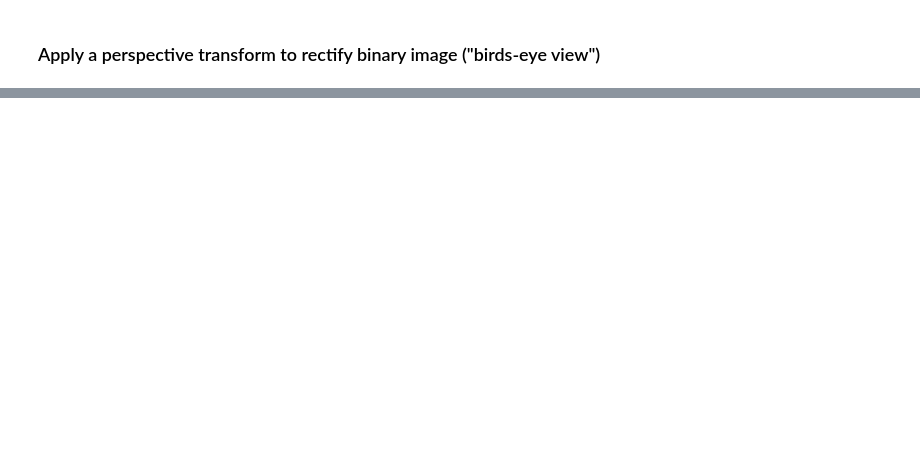
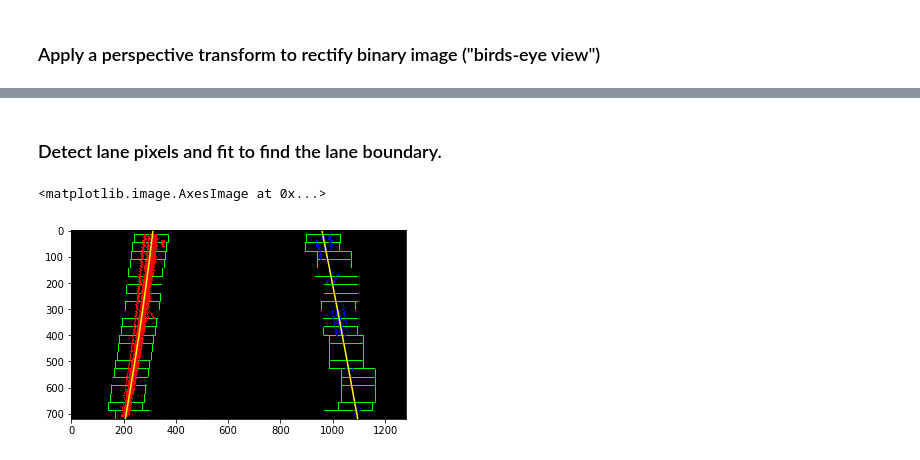
Before and after one commit to VinzenzTrimborn/AdvancedLaneLines, a Jupyter notebook: Advanced Lane Finding.ipynb, the cells around one changed output, grey strips where cells are left out. Drawn from its saved outputs; the diff is of its cells as text; code cells hidden in the pictures; blank space fills up the shorter version.

Commit message:
Detected lane pixels and fit to find the lane boundary

```diff
--- a/Advanced Lane Finding.ipynb
+++ b/Advanced Lane Finding.ipynb
@@ -147,2 +148,16 @@ print2images(image,edges)
 # %% [markdown]
 ### Apply a perspective transform to rectify binary image ("birds-eye view")
+# %%
+def give_points():
+    #TODO: Find better points
+    src=np.float32([[580,460],[690,460],[900,img.shape[0]],[300,img.shape[0]]])
+    dst=np.float32([[300,0],[900,0],[900,img.shape[0]],[300,img.shape[0]]])
+    return src, dst
+def warper(img, src, dst):
+    img_size = (img.shape[1], img.shape[0])
+    M = cv2.getPerspectiveTransform(src, dst)
+    warped = cv2.warpPerspective(img, M, img_size, flags=cv2.INTER_NEAREST)  # keep same size as input image
+    return warped
+src, dst = give_points()
+binary_warped = warper(edges,src,dst)
+print2images(edges,binary_warped)
@@ -148,0 +166,2 @@ print2images(image,edges)
+# %% [markdown]
+### Detect lane pixels and fit to find the lane boundary.
@@ -148,0 +278,7 @@ print2images(image,edges)
+# %%
+out_img = fit_polynomial(binary_warped)
+
+plt.imshow(out_img)
+# %% [output]
+<matplotlib.image.AxesImage at 0x...>
+[figure, added]
```
Also changed, not shown: parts of 10 cells of this notebook.
